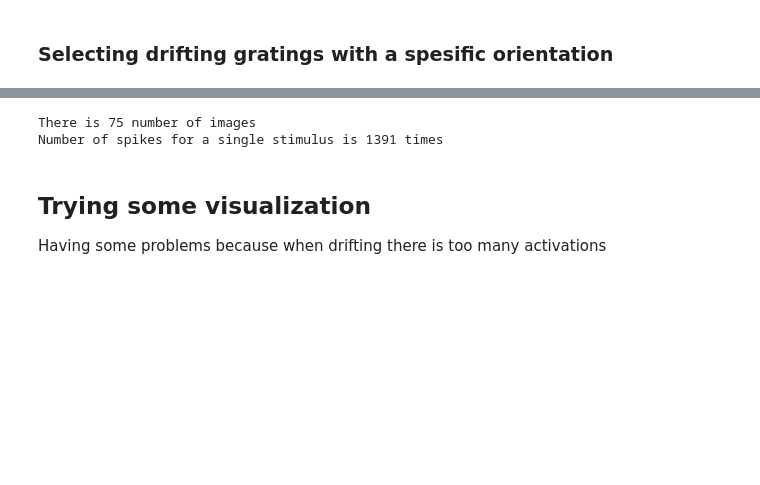
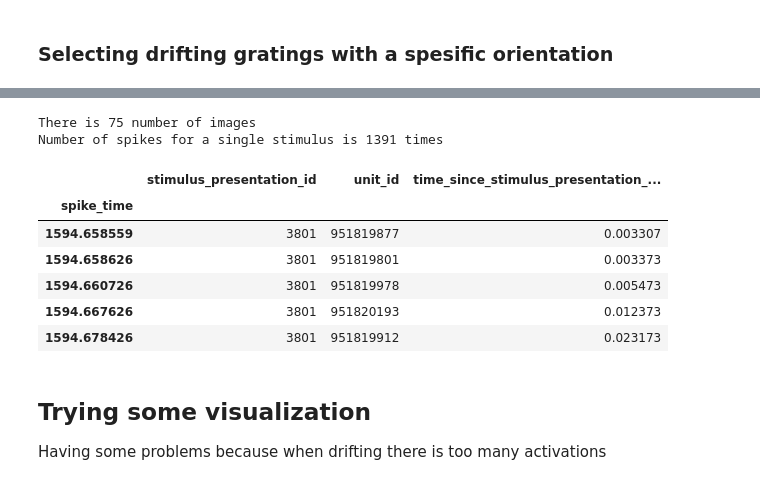
Before and after one commit to tebe-nigrelli/MMN-Group-Project, a Jupyter notebook: first.ipynb, the cells around one changed output, grey strips where cells are left out. Saved outputs shown, nothing was run; the diff lists cells and outputs as text; code cells hidden in the pictures; blank space fills up the shorter version.

```diff
--- a/first.ipynb
+++ b/first.ipynb
@@ -217,25 +215,34 @@ drifting_gratings
 # %%
 drifting_gratings_ind = drifting_gratings.index.values
 
 visam_ids = session2.units[session2.units["ecephys_structure_acronym"] == "VISam"].index.values
 
 
 spike_times_drifting = session2.presentationwise_spike_times(
     stimulus_presentation_ids=drifting_gratings_ind,
     unit_ids =visam_ids
 )
 
 n = spike_times_drifting["stimulus_presentation_id"].nunique()
 print(f"There is {n} number of images")
 
 first_id = spike_times_drifting["stimulus_presentation_id"].iloc[0]
 
 no_spikes = len(spike_times_drifting[spike_times_drifting["stimulus_presentation_id"] == first_id])
 
 print(f"Number of spikes for a single stimulus is {no_spikes} times")
+
+spike_times_drifting.head()
 # %% [output]
 There is 75 number of images
 Number of spikes for a single stimulus is 1391 times
+|  | stimulus_presentation_id | unit_id | time_since_stimulus_presentation_... |
+| spike_time |  |  |  |
+| 1594.658559 | 3801 | 951819877 | 0.003307 |
+| 1594.658626 | 3801 | 951819801 | 0.003373 |
+| 1594.660726 | 3801 | 951819978 | 0.005473 |
+| 1594.667626 | 3801 | 951820193 | 0.012373 |
+| 1594.678426 | 3801 | 951819912 | 0.023173 |
 # %% [markdown]
 ## Trying some visualization
 
```
Also changed, not shown: parts of 7 cells of this notebook, 1 other file.
